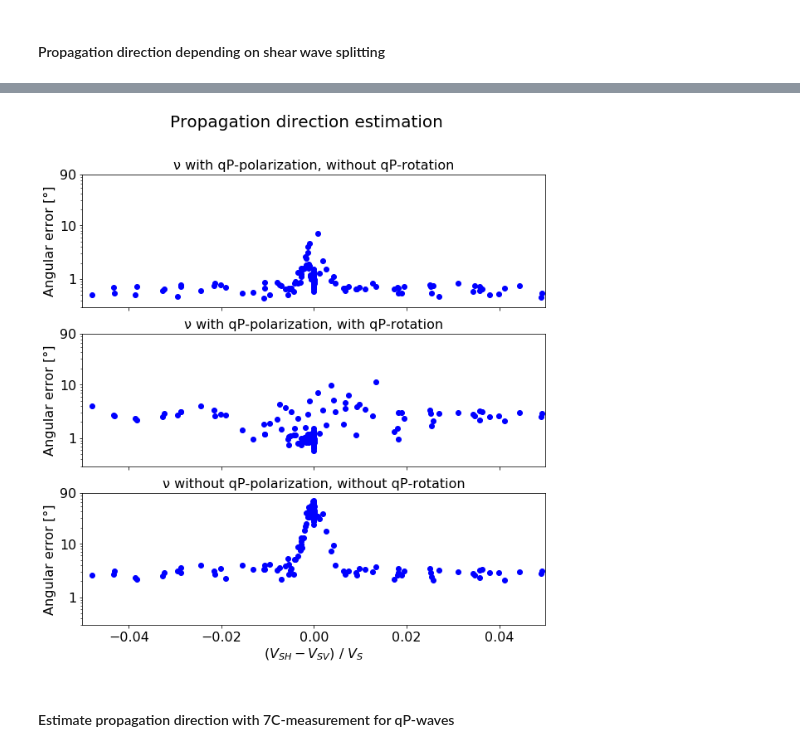
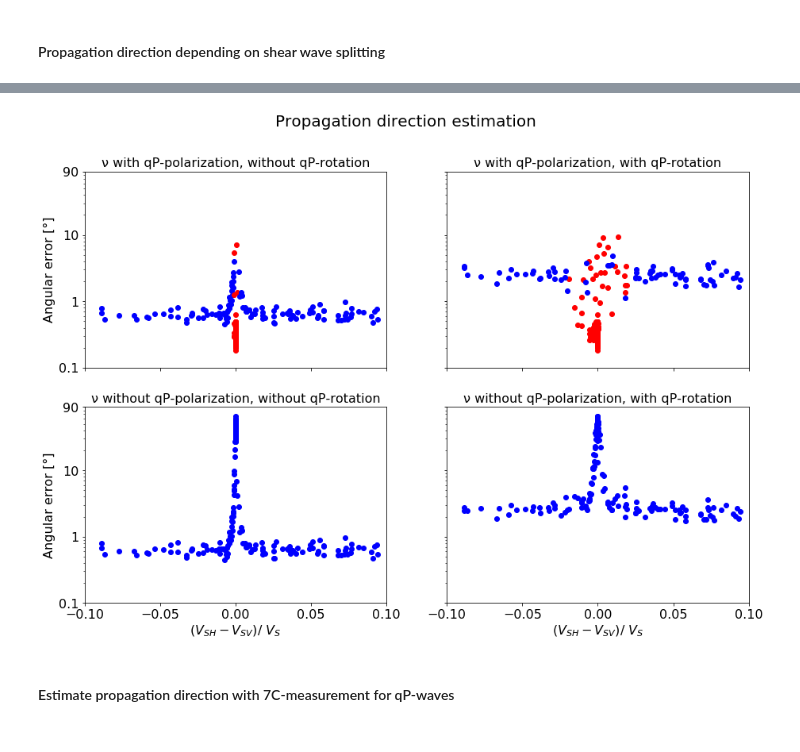
Before and after one commit to sebnoe/anisotropy, a Jupyter notebook: notebooks/Create_figures.ipynb, the cells around one changed output, grey strips where cells are left out. Saved outputs shown, nothing was run; the diff lists cells and outputs as text; code cells hidden in the pictures.

```diff
--- a/notebooks/Create_figures.ipynb
+++ b/notebooks/Create_figures.ipynb
@@ -738,27 +753,39 @@ modified
  [ 0.          0.          0.          0.          7.9625      0.        ]
  [ 0.          0.          0.          0.          0.         13.6955    ]]
 # %%
-fig, ax = plt.subplots(nrows=3,figsize=(10,10),sharex=True,sharey=True)
-for j in range(3):
-    ax[j].set_ylabel('Angular error [°]',fontsize=16)
-    ax[j].set_yscale('log')
-    ax[j].set_ylim((0.3,90))
-    ax[j].set_xlim((-0.05,0.05))
-    ax[j].set_yticks([1,10,90])
-    ax[j].set_yticklabels(['1','10','90'])
-    ax[j].tick_params(labelsize=16)
+fig, ax = plt.subplots(nrows=2,ncols=2,figsize=(15,10),sharex=True,sharey=True)
+ax[0,0].set_ylim((0.1,90))
+ax[0,0].set_xlim((-0.1,0.1))
+ax[0,0].set_yscale('log')
+for i in range(2):
+    for j in range(2):
+        ax[i,j].set_yticks([0.1,1,10,90])
+        ax[i,j].set_yticklabels(['0.1','1','10','90'])
+        ax[i,j].tick_params(labelsize=16)
+        if j==0:
+            ax[i,j].set_ylabel('Angular error [°]',fontsize=16)
+        if i==1:
+            ax[i,j].set_xlabel('$(V_{SH}-V_{SV})/$ $V_S$',fontsize=16)
+
+counter = 0
+for j1,j2 in [[0,0],[0,1],[1,0],[1,1]]:
     for i in range(Nc):
         for k in range(len(medium)):
-            ax[j].scatter(splitting[k,:,i],z[k,:,i,j],c='b')
-ax[0].set_title(chr(957)+' with qP-polarization, without qP-rotation',fontsize=16)
-ax[1].set_title(chr(957)+' with qP-polarization, with qP-rotation',fontsize=16)
-ax[2].set_title(chr(957)+' without qP-polarization, without qP-rotation',fontsize=16)
-ax[2].set_xlabel('$(V_{SH}-V_{SV})~/~V_S$',fontsize=16)
+            for l in range(Ndir):
+                if z[k,l,i,counter,1]<Ndir:
+                    ax[j1,j2].scatter(splitting[k,l,i],z[k,l,i,counter,0],c='blue')
+                else:
+                    ax[j1,j2].scatter(splitting[k,l,i],z[k,l,i,counter,0],c='red')
+    counter += 1
+ax[0,0].set_title(chr(957)+' with qP-polarization, without qP-rotation',fontsize=16)
+ax[0,1].set_title(chr(957)+' with qP-polarization, with qP-rotation',fontsize=16)
+ax[1,0].set_title(chr(957)+' without qP-polarization, without qP-rotation',fontsize=16)
+ax[1,1].set_title(chr(957)+' without qP-polarization, with qP-rotation',fontsize=16)
 fig.suptitle('Propagation direction estimation',fontsize=20)
 #plt.savefig('propagation_direction_6C_depending_on_s_wave_splitting.png')
 plt.show()
 # %% [output]
-[figure, old version]
+[figure, new version]
 # %% [markdown]
 #### Estimate propagation direction with 7C-measurement for qP-waves
 # %%
```
Also changed, not shown: parts of 2 cells of this notebook.
